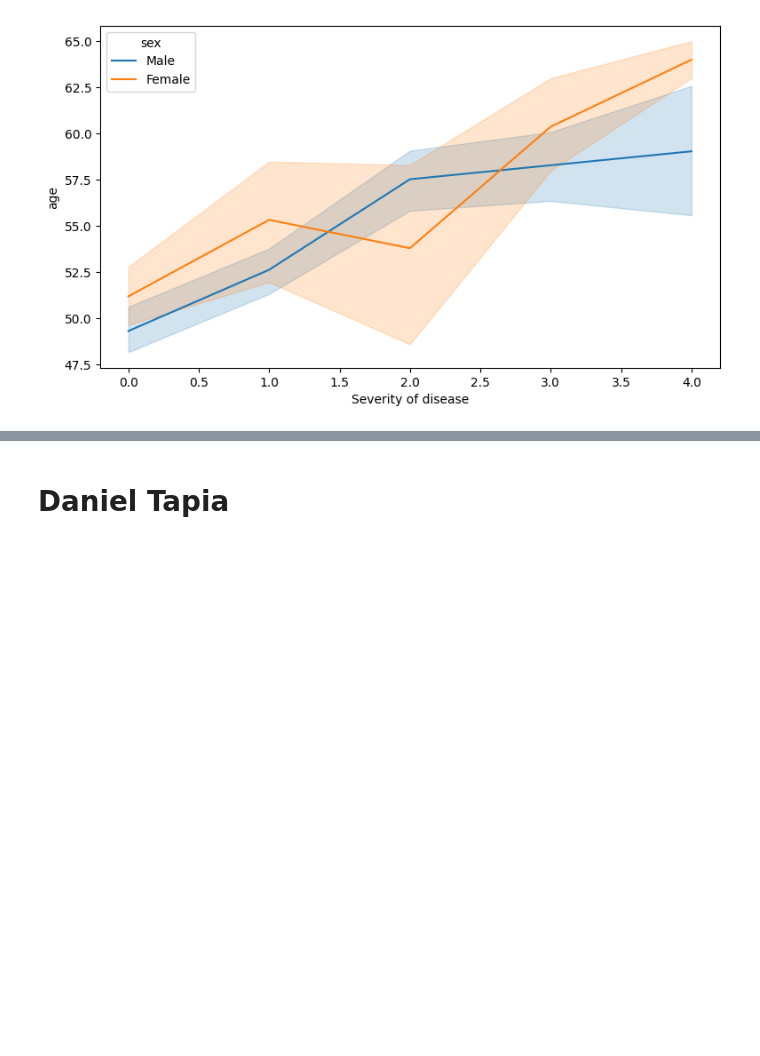
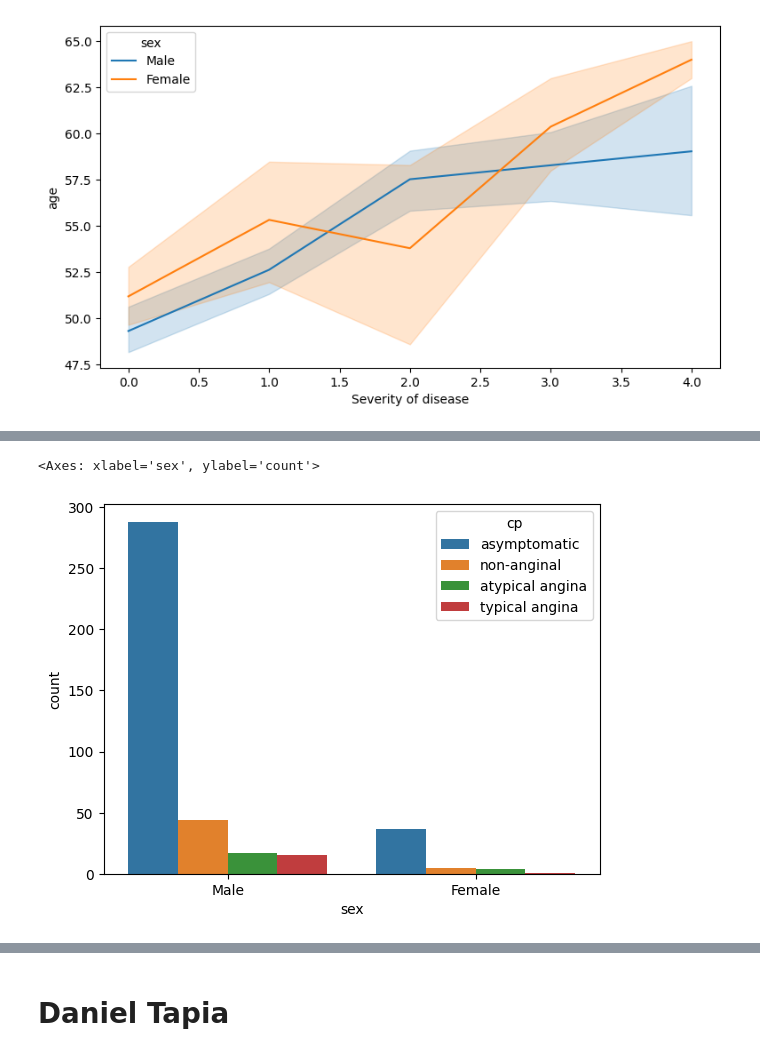
Before and after one commit to davprog9/Heart-Disease-Liklehood-Analysis, a Jupyter notebook: Analysis.ipynb, the cells around one changed output, grey strips where cells are left out. Saved outputs shown, nothing was run; the diff lists cells and outputs as text; code cells hidden in the pictures; blank space fills up the shorter version.

Commit message:
Completed question 4 'Do men and women with heart disease tend to experience different types of chest pain?'

```diff
--- a/Analysis.ipynb
+++ b/Analysis.ipynb
@@ -273,0 +295,6 @@ sns.lineplot(x="num", y="age", data=data, hue="sex")
+# %%
+# Chest pain types of genders
+sns.countplot(x="sex", hue="cp", data=has_disease)
+# %% [output]
+<Axes: xlabel='sex', ylabel='count'>
+[figure, added]
```
Also changed, not shown: parts of 8 cells of this notebook.
